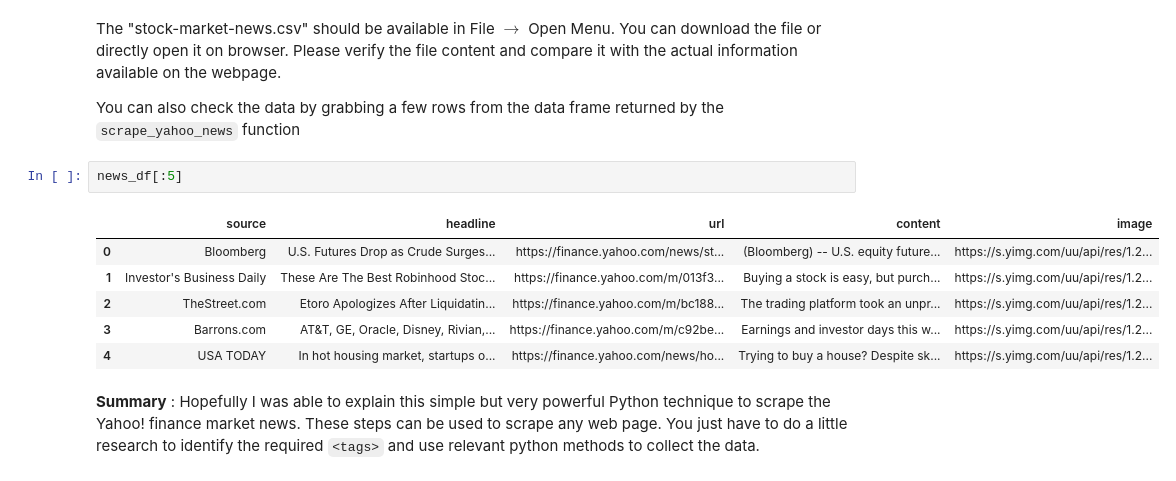
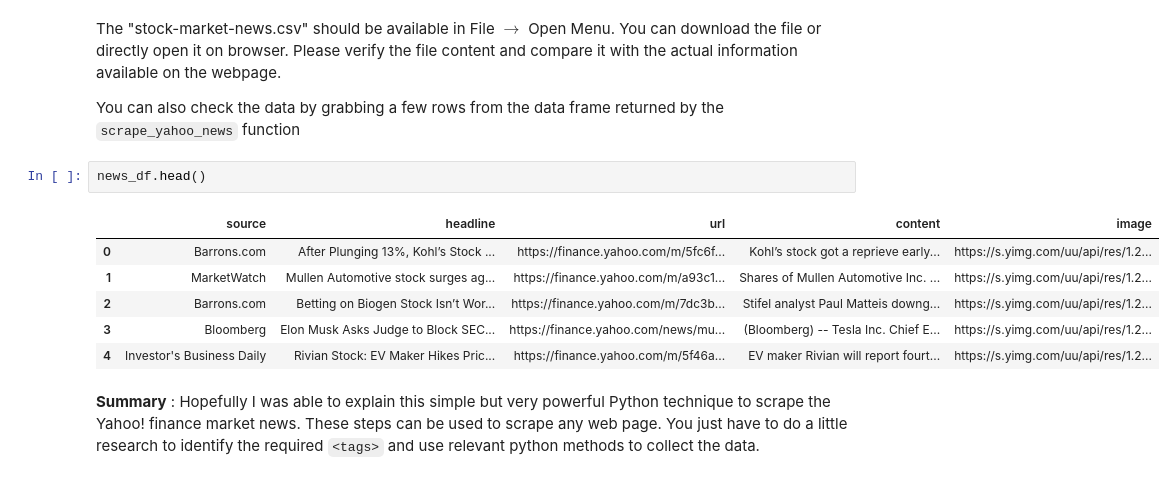
Before and after one commit to vinodvidhole/yahoo-finance-scraper, a Jupyter notebook: yahoo-finance-web-scraper.ipynb, the cells around one changed output. Drawn from its saved outputs; the diff is of its cells as text.

```diff
--- a/yahoo-finance-web-scraper.ipynb
+++ b/yahoo-finance-web-scraper.ipynb
@@ -267,14 +267,14 @@ The "stock-market-news.csv" should be available in File $\rightarrow$ Open Menu.
 
 You can also check the data by grabbing a few rows from the data frame returned by the `scrape_yahoo_news` function
 # %%
-news_df[:5]
+news_df.head()
 # %% [output]
 |  | source | headline | url | content | image |
-| 0 | Bloomberg | U.S. Futures Drop as Crude Surges... | https://finance.yahoo.com/news/st... | (Bloomberg) -- U.S. equity future... | https://s.yimg.com/uu/api/res/1.2... |
-| 1 | Investor's Business Daily | These Are The Best Robinhood Stoc... | https://finance.yahoo.com/m/013f3... | Buying a stock is easy, but purch... | https://s.yimg.com/uu/api/res/1.2... |
-| 2 | TheStreet.com | Etoro Apologizes After Liquidatin... | https://finance.yahoo.com/m/bc188... | The trading platform took an unpr... | https://s.yimg.com/uu/api/res/1.2... |
-| 3 | Barrons.com | AT&T, GE, Oracle, Disney, Rivian,... | https://finance.yahoo.com/m/c92be... | Earnings and investor days this w... | https://s.yimg.com/uu/api/res/1.2... |
-| 4 | USA TODAY | In hot housing market, startups o... | https://finance.yahoo.com/news/ho... | Trying to buy a house? Despite sk... | https://s.yimg.com/uu/api/res/1.2... |
+| 0 | Barrons.com | After Plunging 13%, Kohl’s Stock ... | https://finance.yahoo.com/m/5fc6f... | Kohl’s stock got a reprieve early... | https://s.yimg.com/uu/api/res/1.2... |
+| 1 | MarketWatch | Mullen Automotive stock surges ag... | https://finance.yahoo.com/m/a93c1... | Shares of Mullen Automotive Inc. ... | https://s.yimg.com/uu/api/res/1.2... |
+| 2 | Barrons.com | Betting on Biogen Stock Isn’t Wor... | https://finance.yahoo.com/m/7dc3b... | Stifel analyst Paul Matteis downg... | https://s.yimg.com/uu/api/res/1.2... |
+| 3 | Bloomberg | Elon Musk Asks Judge to Block SEC... | https://finance.yahoo.com/news/mu... | (Bloomberg) -- Tesla Inc. Chief E... | https://s.yimg.com/uu/api/res/1.2... |
+| 4 | Investor's Business Daily | Rivian Stock: EV Maker Hikes Pric... | https://finance.yahoo.com/m/5f46a... | EV maker Rivian will report fourt... | https://s.yimg.com/uu/api/res/1.2... |
 # %% [markdown]
 **Summary** : Hopefully I was able to explain this simple but very powerful Python technique to scrape the Yahoo! finance market news. These steps can be used to scrape any web page. You just have to do a little research to identify the required `<tags>` and use relevant python methods to collect the data.
 # %% [markdown]
```
Also changed, not shown: parts of 13 cells of this notebook, 7 other files.
